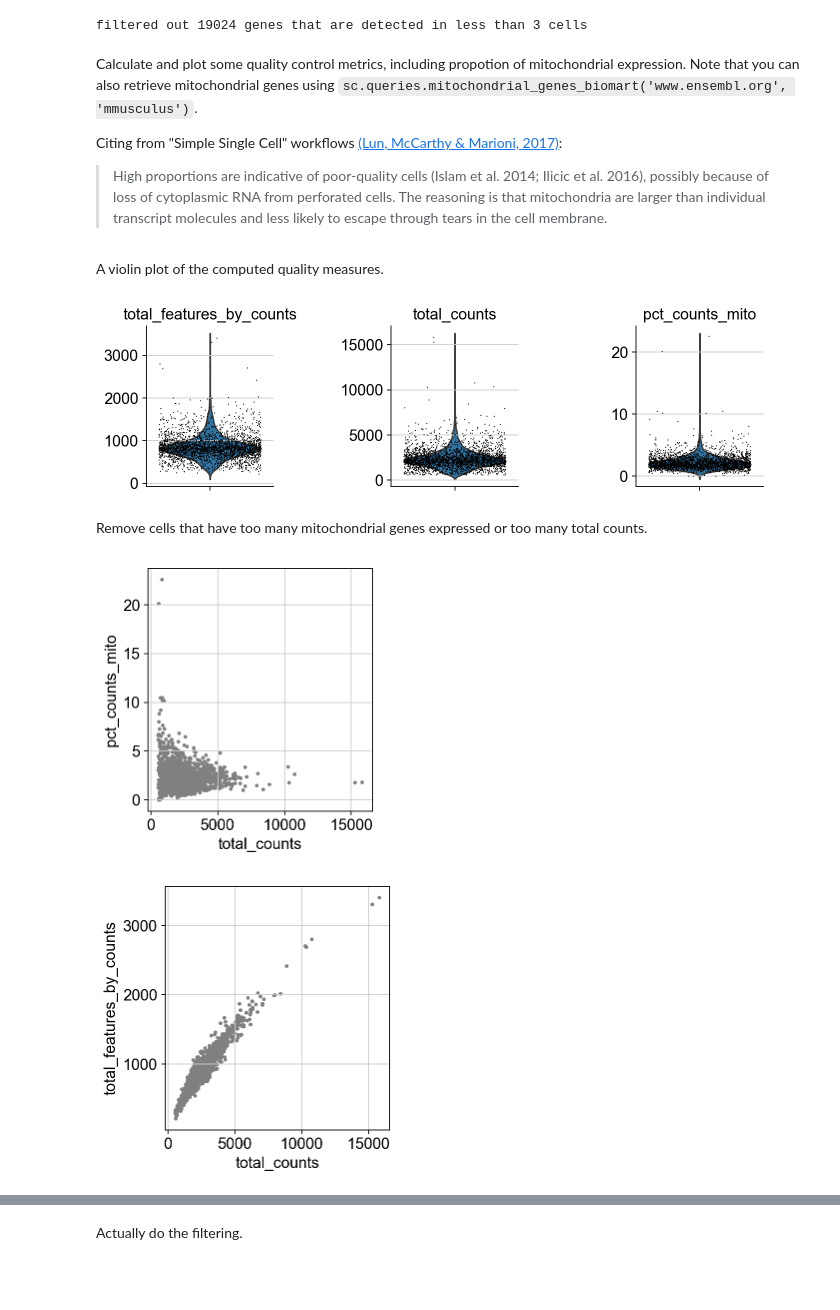
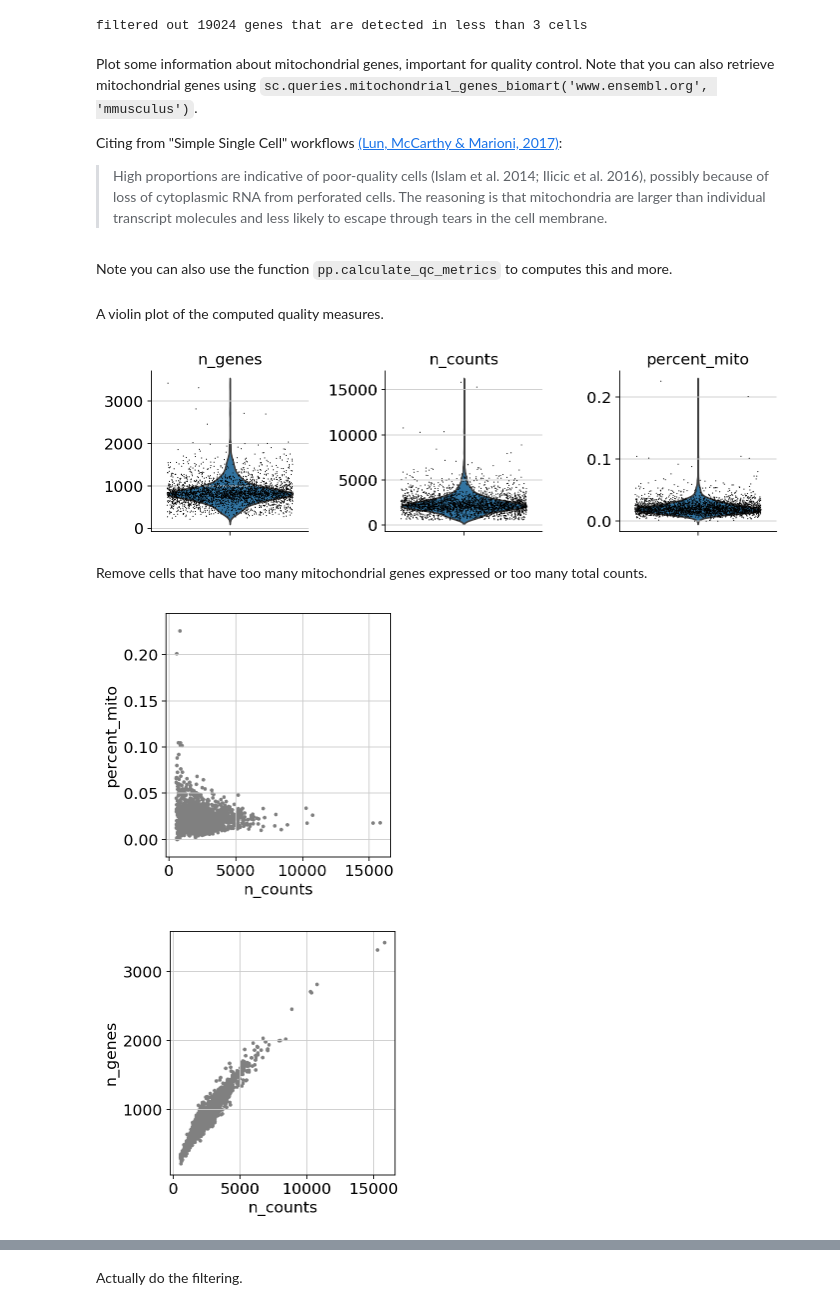
Before and after one commit to scverse/scanpy_usage, a Jupyter notebook: 170505_seurat/seurat.ipynb, the cells around one changed output, grey strips where cells are left out. Saved outputs shown, nothing was run; the diff lists cells and outputs as text; code cells hidden in the pictures; blank space fills up the shorter version.

```diff
--- a/170505_seurat/seurat.ipynb
+++ b/170505_seurat/seurat.ipynb
@@ -41,28 +41,35 @@ sc.pp.filter_genes(adata, min_cells=3)
 # %% [output]
 filtered out 19024 genes that are detected in less than 3 cells
 # %% [markdown]
-Calculate and plot some quality control metrics, including propotion of mitochondrial expression. Note that you can also retrieve mitochondrial genes using `sc.queries.mitochondrial_genes_biomart('www.ensembl.org', 'mmusculus')`.
+Plot some information about mitochondrial genes, important for quality control. Note that you can also retrieve mitochondrial genes using `sc.queries.mitochondrial_genes_biomart('www.ensembl.org', 'mmusculus')`.
 
 Citing from "Simple Single Cell" workflows [(Lun, McCarthy & Marioni, 2017)](https://master.bioconductor.org/packages/release/workflows/html/simpleSingleCell.html#examining-gene-level-metrics):
 > High proportions are indicative of poor-quality cells (Islam et al. 2014; Ilicic et al. 2016), possibly because of loss of cytoplasmic RNA from perforated cells. The reasoning is that mitochondria are larger than individual transcript molecules and less likely to escape through tears in the cell membrane.
-# %%
-adata.var["mito"] = adata.var_names.str.startswith("MT-")
-sc.pp.calculate_qc_metrics(adata, feature_controls=["mito"], inplace=True)
+# %% [markdown]
+Note you can also use the function `pp.calculate_qc_metrics` to computes this and more.
+# %%
+mito_genes = adata.var_names.str.startswith('MT-')
+# for each cell compute fraction of counts in mito genes vs. all genes
+# the `.A1` is only necessary as X is sparse (to transform to a dense array after summing)
+adata.obs['percent_mito'] = np.sum(
+    adata[:, mito_genes].X, axis=1).A1 / np.sum(adata.X, axis=1).A1
+# add the total counts per cell as observations-annotation to adata
+adata.obs['n_counts'] = adata.X.sum(axis=1).A1
 # %% [markdown]
 A violin plot of the computed quality measures.
 # %%
-sc.pl.violin(adata, ['total_features_by_counts', 'total_counts', 'pct_counts_mito'],
+sc.pl.violin(adata, ['n_genes', 'n_counts', 'percent_mito'],
              jitter=0.4, multi_panel=True)
 # %% [output]
-[figure, old version]
+[figure, new version]
 # %% [markdown]
 Remove cells that have too many mitochondrial genes expressed or too many total counts.
 # %%
-sc.pl.scatter(adata, x='total_counts', y='pct_counts_mito')
-sc.pl.scatter(adata, x='total_counts', y='total_features_by_counts')
+sc.pl.scatter(adata, x='n_counts', y='percent_mito')
+sc.pl.scatter(adata, x='n_counts', y='n_genes')
 # %% [output]
-[figure, old version]
+[figure, new version]
-[figure, old version]
+[figure, new version]
 # %%
 adata
 # %% [output]
```
Also changed, not shown: parts of 30 cells of this notebook.
